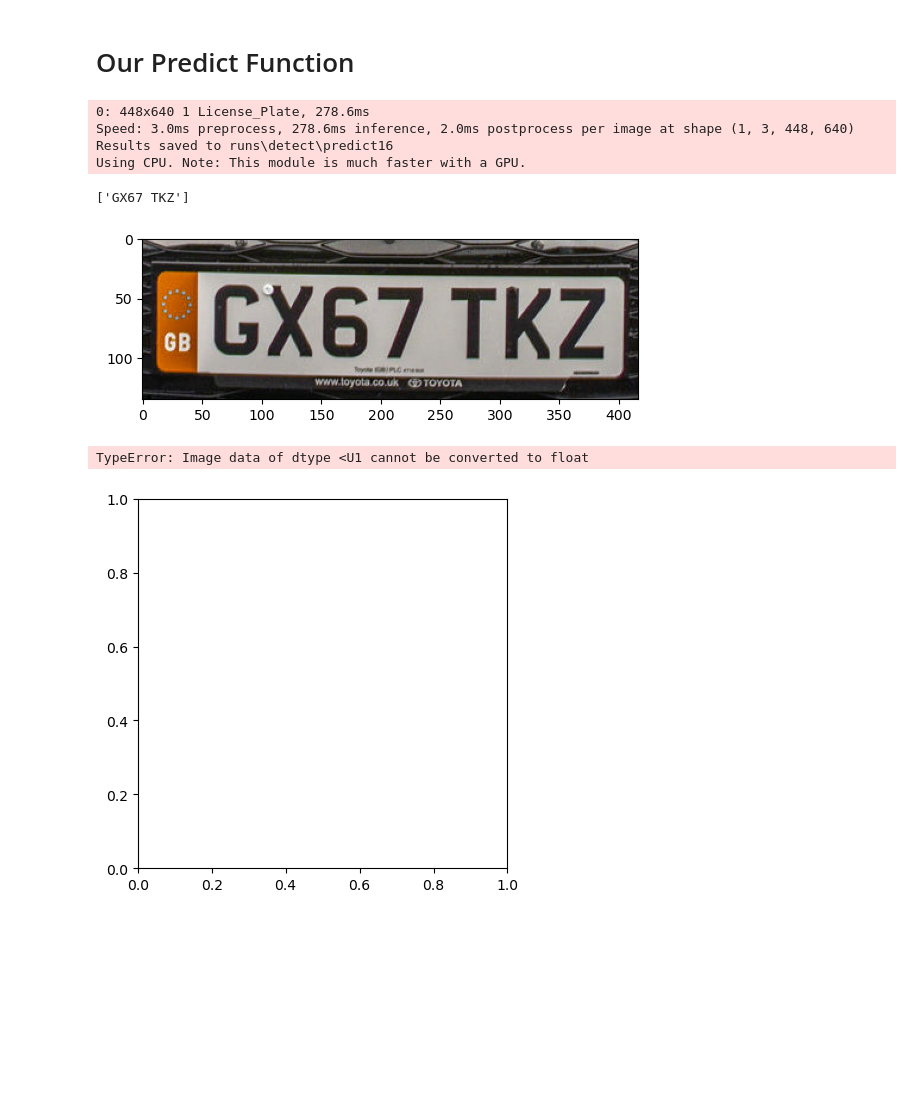
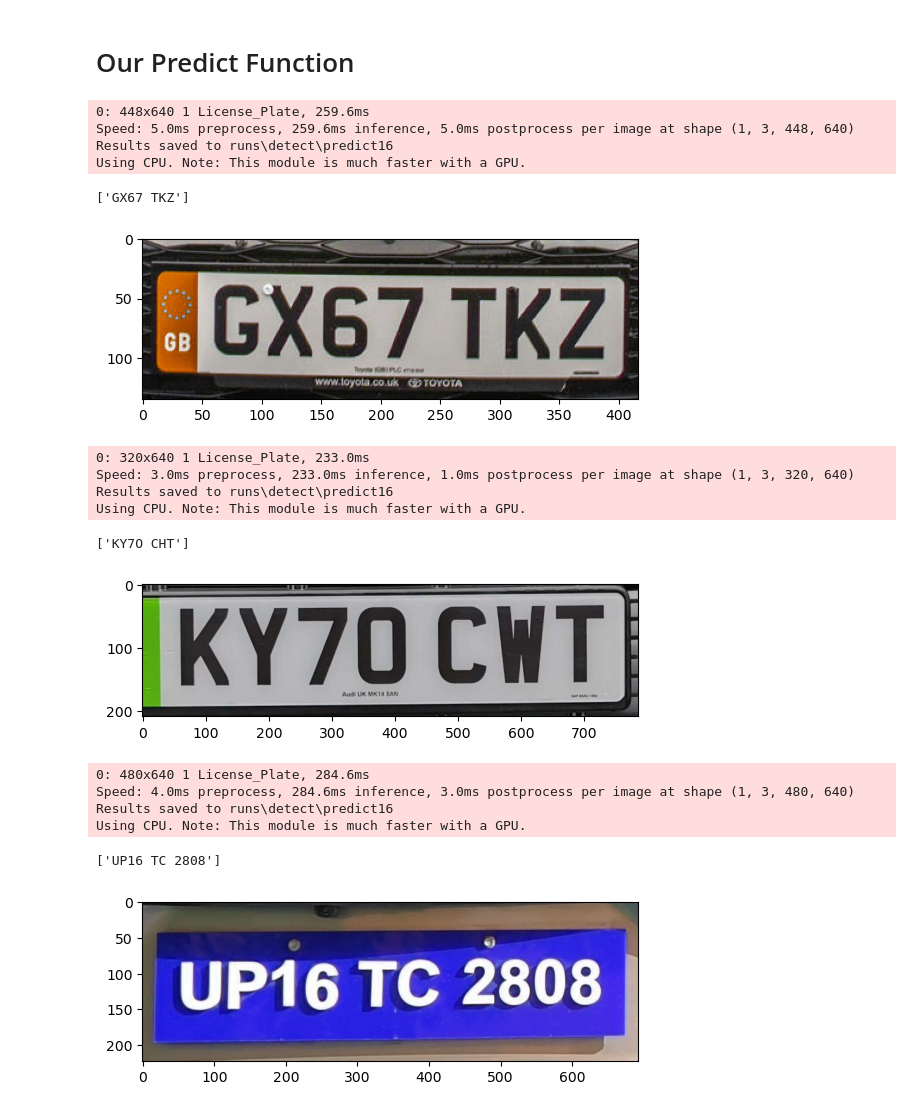
Before and after one commit to Amr2087/Automatic-number-plate-recognition, a Jupyter notebook: Automatic_number_plate_recognition.ipynb, the cells around one changed output. Cells and saved outputs as stored; diff of their text form; code cells hidden in the pictures; blank space fills up the shorter version.

```diff
--- a/Automatic_number_plate_recognition.ipynb
+++ b/Automatic_number_plate_recognition.ipynb
@@ -93,32 +93,40 @@ def predict(image_path):
     image = cv2.imread(image_path)
 
     # predicting the results
-    results = model.predict(image,save=True, conf=0.25, iou=0.2)
+    results = model.predict(image, save=True, conf=0.25, iou=0.2)
     for result in results:
         boxes = result.boxes  # Boxes object for bbox outputs
         masks = result.masks  # Masks object for segmentation masks outputs
         keypoints = result.keypoints  # Keypoints object for pose outputs
         probs = result.probs  # Class probabilities for classification outputs
+
+    # slicing the results.boxes
     tensor = torch.tensor(boxes.data)
     tensor_cpu = tensor.cpu()
     numpy_array = np.array(tensor_cpu)
     detection = numpy_array[0]
-    bbox=[]
+    bbox = []
     for cord in detection[:-2]:
         cord = int(cord)
         bbox.append(cord)
+
+    # Function to crop the image based on the bounding box
     def crop_image(image, bounding_box):
-        x,y,h,w = bounding_box
+        x, y, h, w = bounding_box
         roi = image[y:w, x:h]
         return roi
 
-    roi = crop_image(image,bbox)
+    roi = crop_image(image, bbox)
 
-    reader = easyocr.Reader(['en'],gpu=False)
+    # Initialize EasyOCR reader
+    reader = easyocr.Reader(['en'], gpu=False)
+
+    # Perform OCR on the cropped image
     ocr_result = reader.readtext(roi)
 
-    def filter_text(roi,ocr_result,roi_threshold):
-        rectangle_size = roi.shape[0]*roi.shape[1]
+    # Function to filter the extracted text based on a threshold
+    def filter_text(roi, ocr_result, roi_threshold):
+        rectangle_size = roi.shape[0] * roi.shape[1]
 
         plate = []
 
@@ -126,25 +134,39 @@ def predict(image_path):
             length = np.sum(np.subtract(result[0][1], result[0][0]))
             height = np.sum(np.subtract(result[0][2], result[0][1]))
 
-            if length*height / rectangle_size > roi_threshold:
+            if length * height / rectangle_size > roi_threshold:
                 plate.append(result[1])
         return plate
-    plate_number = filter_text(roi,ocr_result,roi_threshold=0.5)
 
+    plate_number = filter_text(roi, ocr_result, roi_threshold=0.3)
+
+    # Display the cropped image with bounding box and print the extracted plate number
     plt.imshow(roi)
     print(plate_number)
 # %%
 predict('data/custom test data/Toyota-Yaris-GRMN-Review-Front-carwitter.jpg')
 # %% [output]
-0: 448x640 1 License_Plate, 278.6ms
-Speed: 3.0ms preprocess, 278.6ms inference, 2.0ms postprocess per image at shape (1, 3, 448, 640)
+0: 448x640 1 License_Plate, 259.6ms
+Speed: 5.0ms preprocess, 259.6ms inference, 5.0ms postprocess per image at shape (1, 3, 448, 640)
 Results saved to runs\detect\predict16
 Using CPU. Note: This module is much faster with a GPU.
 ['GX67 TKZ']
 [figure]
+# %%
+predict('data/custom test data/IMG_20210201_113303-scaled-e1612179429759.jpg')
+# %% [output]
+0: 320x640 1 License_Plate, 233.0ms
+Speed: 3.0ms preprocess, 233.0ms inference, 1.0ms postprocess per image at shape (1, 3, 320, 640)
+Results saved to runs\detect\predict16
+Using CPU. Note: This module is much faster with a GPU.
+['KY7O CHT']
+[figure, added]
 # %%
-for image in ('data/custom test data'):
-    plt.imshow(image)
+predict('data/custom test data/2.jpg')
 # %% [output]
-TypeError: Image data of dtype <U1 cannot be converted to float
+0: 480x640 1 License_Plate, 284.6ms
+Speed: 4.0ms preprocess, 284.6ms inference, 3.0ms postprocess per image at shape (1, 3, 480, 640)
+Results saved to runs\detect\predict16
+Using CPU. Note: This module is much faster with a GPU.
+['UP16 TC 2808']
-[figure, old version]
+[figure, new version]
```
Also changed, not shown: parts of 2 cells of this notebook.
